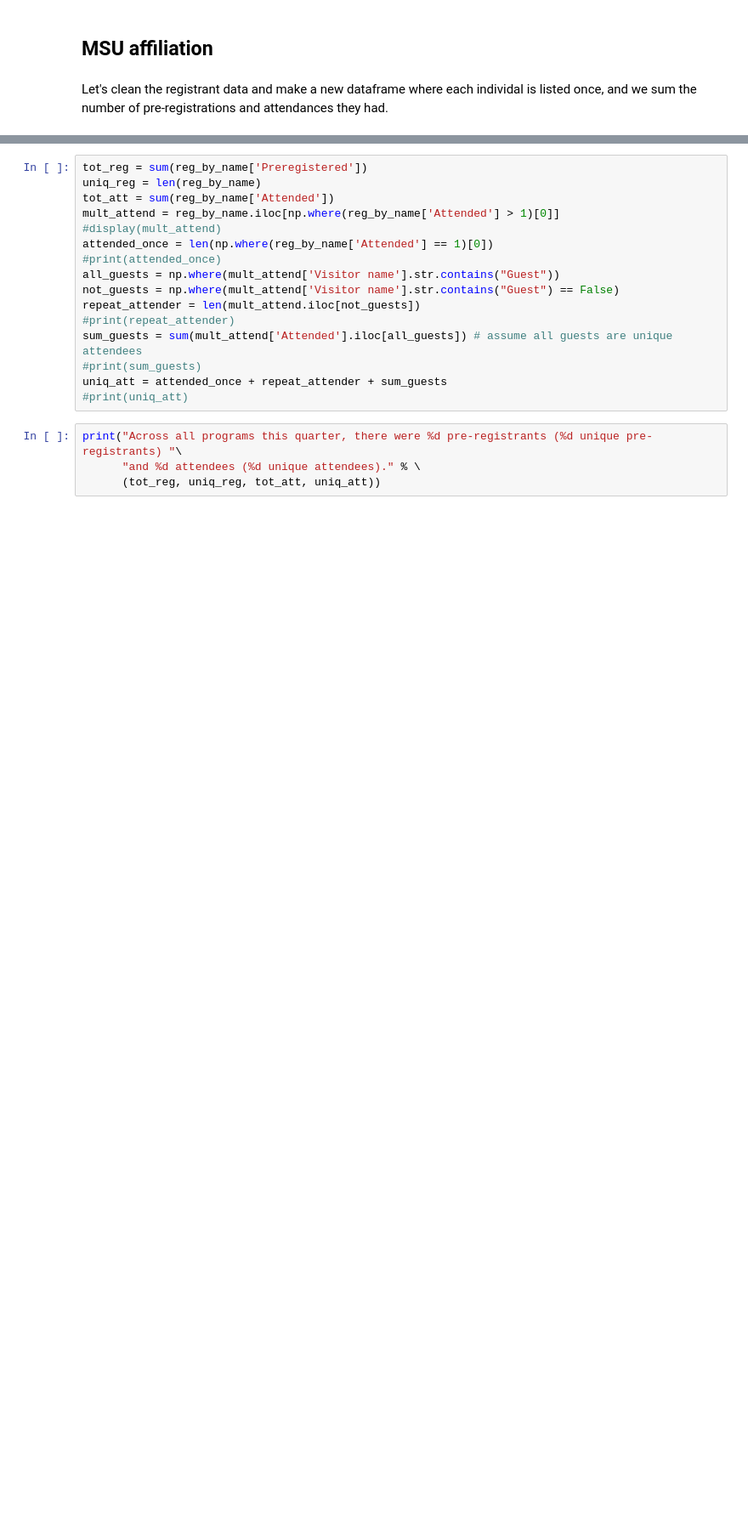
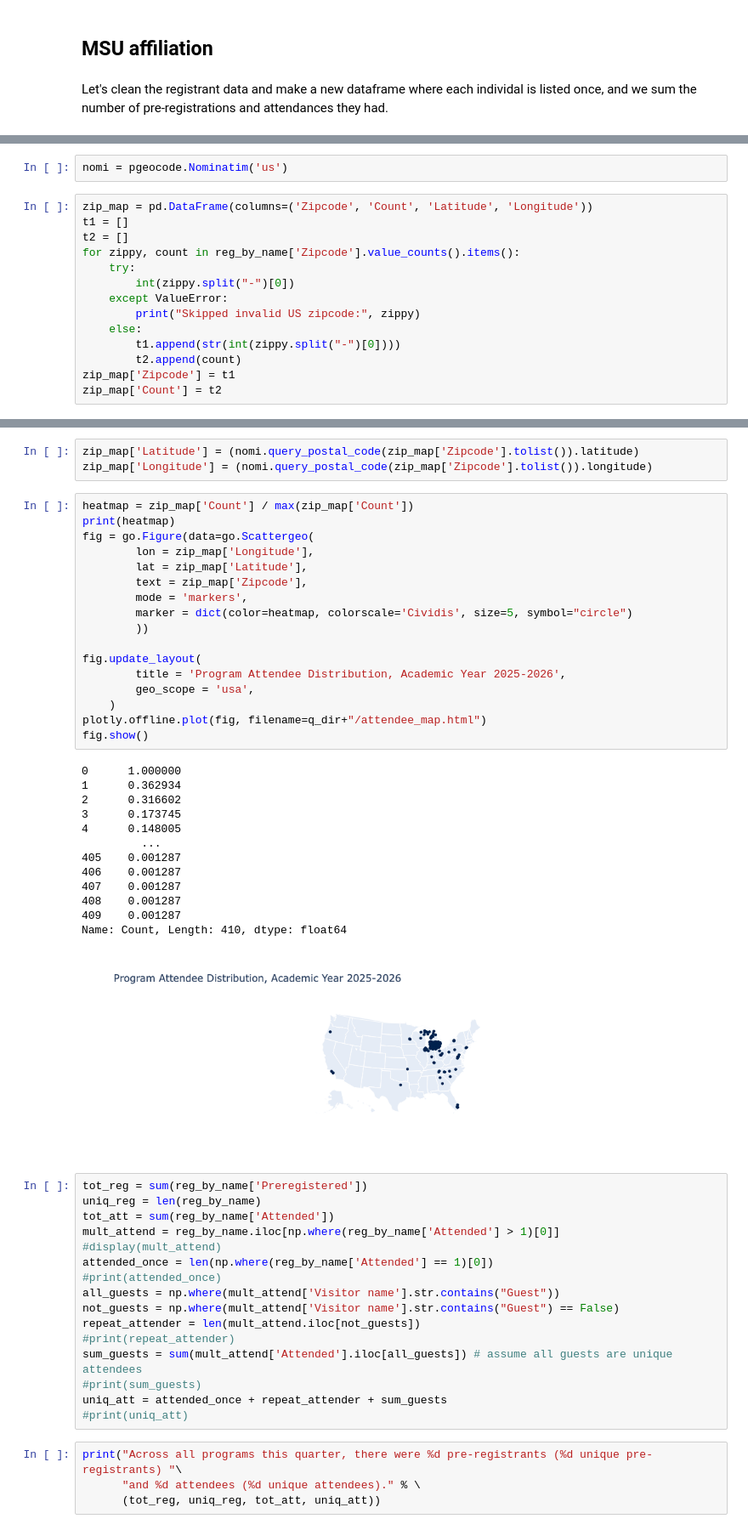
Before and after one commit to abigailStev/altru-shenanigans, a Jupyter notebook: Quarterly/quant_annual.ipynb, the cells around one changed output, grey strips where cells are left out. Shown at 85% size. Drawn from its saved outputs; the diff is of its cells as text; blank space fills up the shorter version.

```diff
--- a/Quarterly/quant_annual.ipynb
+++ b/Quarterly/quant_annual.ipynb
@@ -678,0 +715,16 @@ reg_by_name['MSU affiliation'] = pd.Categorical(reg_by_name['MSU affiliation'],
+# %%
+nomi = pgeocode.Nominatim('us')
+# %%
+zip_map = pd.DataFrame(columns=('Zipcode', 'Count', 'Latitude', 'Longitude'))
+t1 = []
+t2 = []
+for zippy, count in reg_by_name['Zipcode'].value_counts().items():
+    try:
+        int(zippy.split("-")[0])
+    except ValueError:
+        print("Skipped invalid US zipcode:", zippy)
+    else:
+        t1.append(str(int(zippy.split("-")[0])))
+        t2.append(count)
+zip_map['Zipcode'] = t1
+zip_map['Count'] = t2
@@ -679,3 +745,37 @@ reg_by_name['MSU affiliation'] = pd.Categorical(reg_by_name['MSU affiliation'],
+# %%
+zip_map['Latitude'] = (nomi.query_postal_code(zip_map['Zipcode'].tolist()).latitude)
+zip_map['Longitude'] = (nomi.query_postal_code(zip_map['Zipcode'].tolist()).longitude)
+# %%
+heatmap = zip_map['Count'] / max(zip_map['Count'])
+print(heatmap)
+fig = go.Figure(data=go.Scattergeo(
+        lon = zip_map['Longitude'],
+        lat = zip_map['Latitude'],
+        text = zip_map['Zipcode'],
+        mode = 'markers',
+        marker = dict(color=heatmap, colorscale='Cividis', size=5, symbol="circle")
+        ))
+
+fig.update_layout(
+        title = 'Program Attendee Distribution, Academic Year 2025-2026',
+        geo_scope = 'usa',
+    )
+plotly.offline.plot(fig, filename=q_dir+"/attendee_map.html")
+fig.show()
+# %% [output]
+0      1.000000
+1      0.362934
+2      0.316602
+3      0.173745
+4      0.148005
+         ...
+405    0.001287
+406    0.001287
+407    0.001287
+408    0.001287
+409    0.001287
+Name: Count, Length: 410, dtype: float64
+[figure, added]
 # %%
 tot_reg = sum(reg_by_name['Preregistered'])
 uniq_reg = len(reg_by_name)
```
Also changed, not shown: parts of 21 cells of this notebook, 1 other file.
